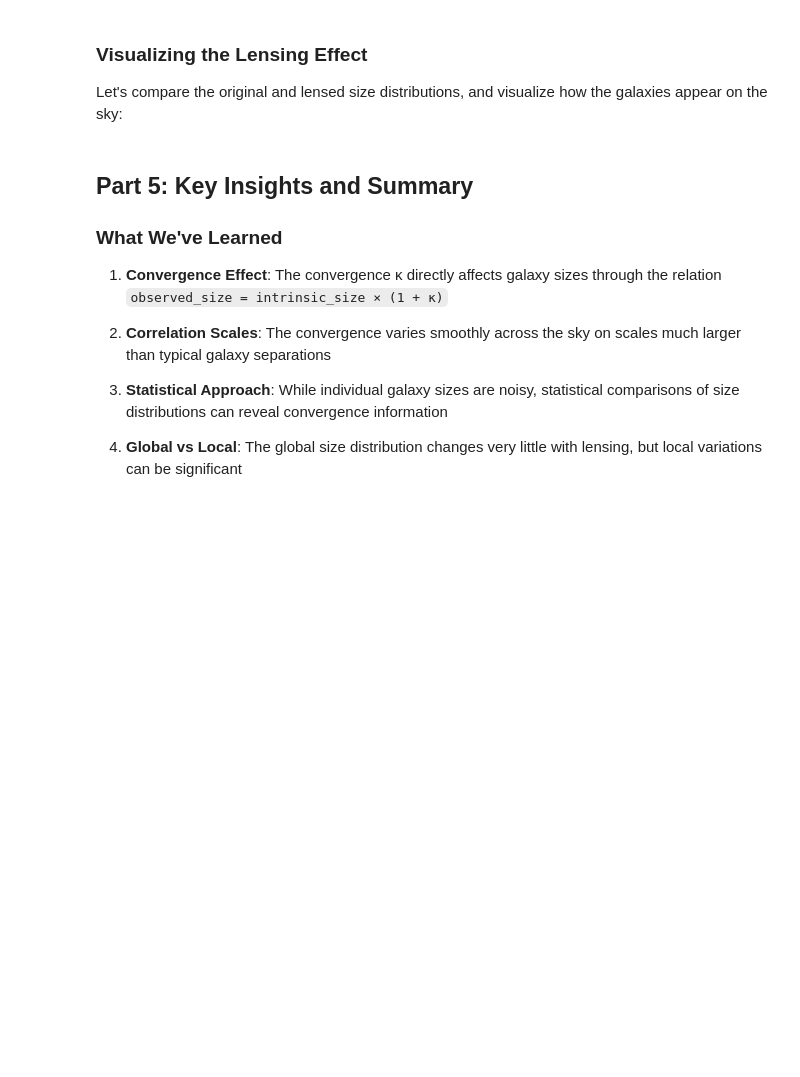
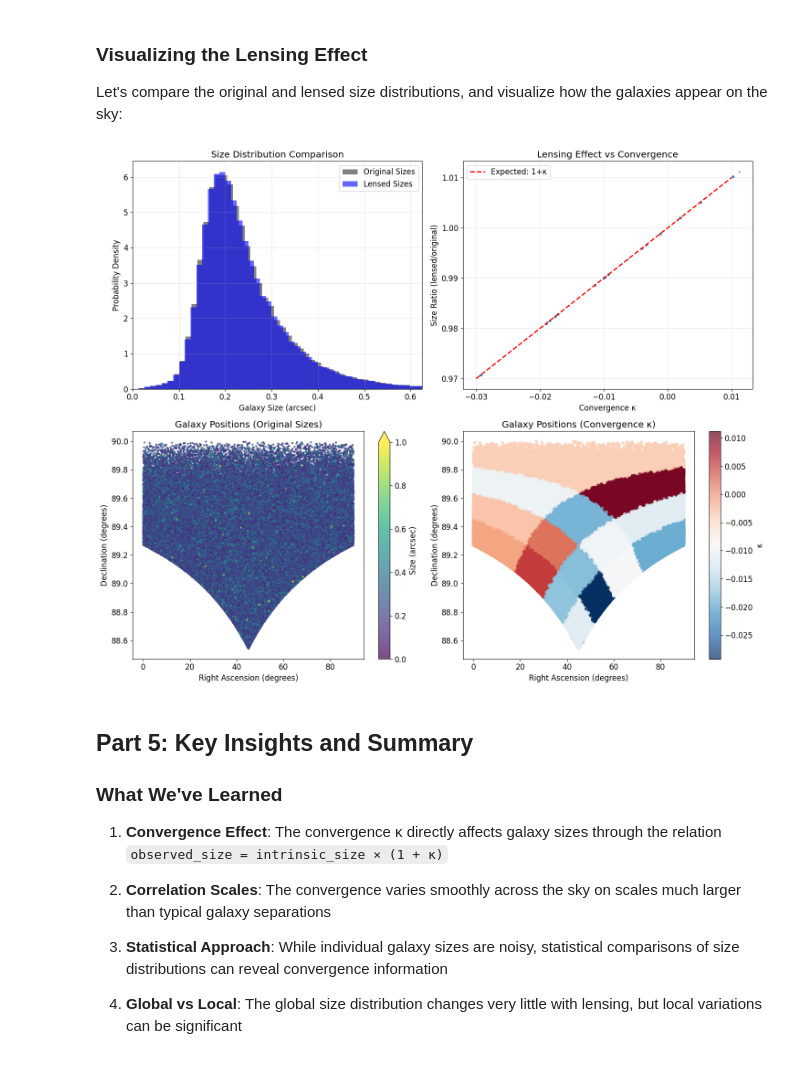
Before and after one commit to voehl12/KappaBySizes, a Jupyter notebook: 01_intro_basic_concepts.ipynb, the cells around one changed output. Cells and saved outputs as stored; diff of their text form; code cells hidden in the pictures; blank space fills up the shorter version.

```diff
--- a/01_intro_basic_concepts.ipynb
+++ b/01_intro_basic_concepts.ipynb
@@ -251,14 +304,10 @@ Now we'll apply the convergence to our galaxy sizes to simulate the lensing effe
 First, we need to determine which convergence value applies to each galaxy based on its position:
 # %%
 # Map galaxy positions to HEALPix pixels
-nside_galaxy = 256  # Higher resolution for galaxy positions
-galaxy_pixels = hp.ang2pix(nside_galaxy, catalogue['ra'], catalogue['dec'], lonlat=True)
-
-# Upgrade the convergence map to match galaxy resolution
-kappamap_highres = hp.ud_grade(kappamap, nside_galaxy)
+galaxy_pixels = hp.ang2pix(nside_kappa, catalogue['ra'], catalogue['dec'], lonlat=True)
 
 # Extract convergence values for each galaxy
-galaxy_kappa = kappamap_highres[galaxy_pixels]
+galaxy_kappa = kappamap[galaxy_pixels]
 
 print(f"Assigned convergence values to {len(catalogue)} galaxies")
 print(f"Galaxy κ statistics:")
@@ -287,41 +348,44 @@ Let's compare the original and lensed size distributions, and visualize how the
 fig, ((ax1, ax2), (ax3, ax4)) = plt.subplots(2, 2, figsize=(15, 12))
 
 # 1. Size distribution comparison
-ax1.hist(sizes_in_arcsec, bins=50, alpha=0.6, label="Original Sizes", color="gray", density=True)
-ax1.hist(lensed_sizes, bins=50, alpha=0.6, label="Lensed Sizes", color="blue", density=True)
+ax1.hist(sizes_in_arcsec, bins=500, alpha=1.0, label="Original Sizes", color="gray", density=True)
+ax1.hist(lensed_sizes, bins=500, alpha=0.6, label="Lensed Sizes", color="blue", density=True)
 ax1.set_xlabel('Galaxy Size (arcsec)')
 ax1.set_ylabel('Probability Density')
+ax1.set_xlim(0, np.percentile(sizes_in_arcsec, 99))  # Focus on main range
 ax1.set_title('Size Distribution Comparison')
 ax1.legend()
 ax1.grid(True, alpha=0.3)
 
-# 2. Size vs convergence correlation
-ax2.scatter(galaxy_kappa, lensed_sizes/sizes_in_arcsec, alpha=0.5, s=1)
-ax2.plot([-0.01, 0.01], [0.99, 1.01], 'r--', linewidth=2, label='Expected: 1+κ')
+# 2. Size vs convergence correlation (not very surprising because this is what we put in)
+ax2.scatter(galaxy_kappa, lensed_sizes/sizes_in_arcsec, alpha=0.5, s=5)
+ax2.plot([-0.03, 0.01], [0.97, 1.01], 'r--', linewidth=2, label='Expected: 1+κ')
 ax2.set_xlabel('Convergence κ')
 ax2.set_ylabel('Size Ratio (lensed/original)')
 ax2.set_title('Lensing Effect vs Convergence')
 ax2.legend()
 ax2.grid(True, alpha=0.3)
 
 # 3. Galaxy positions colored by original size
 scatter1 = ax3.scatter(catalogue['ra'], catalogue['dec'],
-                      c=sizes_in_arcsec, s=20, cmap='viridis', alpha=0.7)
+                      c=sizes_in_arcsec, s=5, cmap='viridis', alpha=0.7, vmin=0, vmax=1)
 ax3.set_xlabel('Right Ascension (degrees)')
 ax3.set_ylabel('Declination (degrees)')
 ax3.set_title('Galaxy Positions (Original Sizes)')
-plt.colorbar(scatter1, ax=ax3, label='Size (arcsec)')
+plt.colorbar(scatter1, ax=ax3, label='Size (arcsec)', extend='max')
 
 # 4. Galaxy positions colored by convergence
 scatter2 = ax4.scatter(catalogue['ra'], catalogue['dec'],
                       c=galaxy_kappa, s=20, cmap='RdBu_r', alpha=0.7)
 ax4.set_xlabel('Right Ascension (degrees)')
 ax4.set_ylabel('Declination (degrees)')
 ax4.set_title('Galaxy Positions (Convergence κ)')
 plt.colorbar(scatter2, ax=ax4, label='κ')
 
 plt.tight_layout()
 plt.show()
+# %% [output]
+[figure, added]
 # %% [markdown]
 ## Part 5: Key Insights and Summary
 
```
Also changed, not shown: parts of 12 cells of this notebook.
